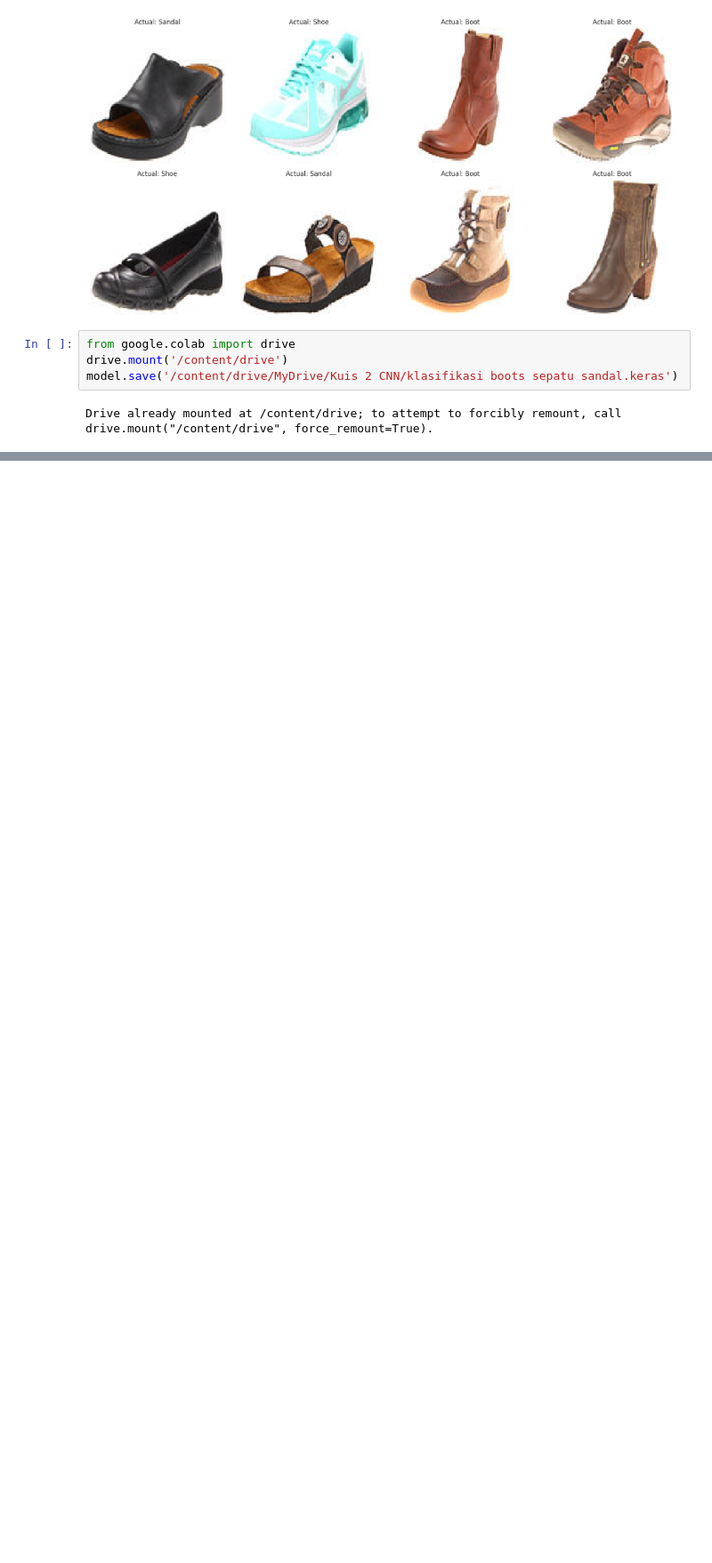
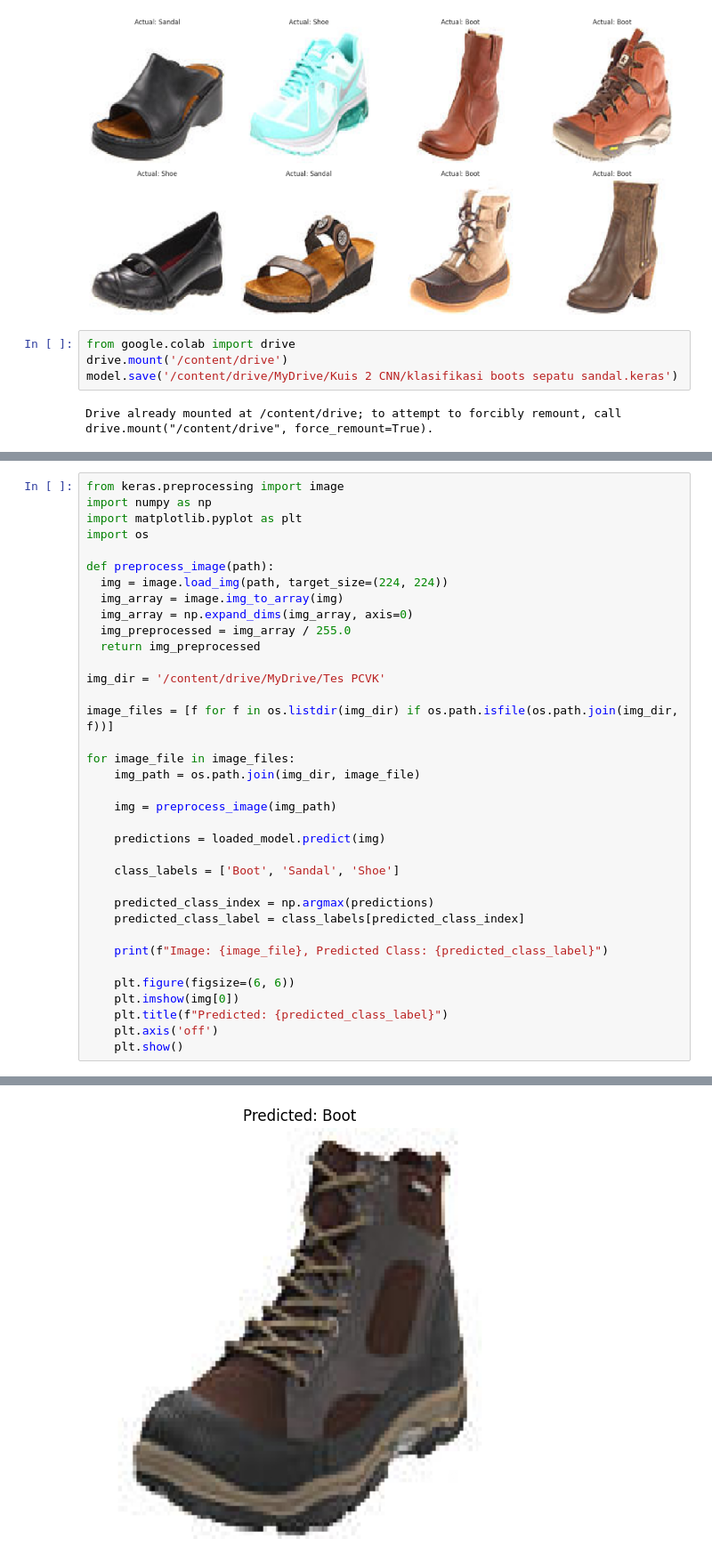
Before and after one commit to Masyithah28/Masyithah28-PCVK_Ganjil_2024, a Jupyter notebook: Kuis2_Klasifikasi_Boot_Sandal_Shoe.ipynb, the cells around one changed output, grey strips where cells are left out. Shown at 89% size. Drawn from its saved outputs; the diff is of its cells as text; blank space fills up the shorter version.

```diff
--- a/Kuis2_Klasifikasi_Boot_Sandal_Shoe.ipynb
+++ b/Kuis2_Klasifikasi_Boot_Sandal_Shoe.ipynb
@@ -313,0 +292,37 @@ Predicted Class:  Shoe
+# %%
+from keras.preprocessing import image
+import numpy as np
+import matplotlib.pyplot as plt
+import os
+
+def preprocess_image(path):
+  img = image.load_img(path, target_size=(224, 224))
+  img_array = image.img_to_array(img)
+  img_array = np.expand_dims(img_array, axis=0)
+  img_preprocessed = img_array / 255.0
+  return img_preprocessed
+
+img_dir = '/content/drive/MyDrive/Tes PCVK'
+
+image_files = [f for f in os.listdir(img_dir) if os.path.isfile(os.path.join(img_dir, f))]
+
+for image_file in image_files:
+    img_path = os.path.join(img_dir, image_file)
+
+    img = preprocess_image(img_path)
+
+    predictions = loaded_model.predict(img)
+
+    class_labels = ['Boot', 'Sandal', 'Shoe']
+
+    predicted_class_index = np.argmax(predictions)
+    predicted_class_label = class_labels[predicted_class_index]
+
+    print(f"Image: {image_file}, Predicted Class: {predicted_class_label}")
+
+    plt.figure(figsize=(6, 6))
+    plt.imshow(img[0])
+    plt.title(f"Predicted: {predicted_class_label}")
+    plt.axis('off')
+    plt.show()
+# %% [output]
@@ -313,0 +331 @@ Predicted Class:  Shoe
+[figure, added]
```
Also changed, not shown: parts of 6 cells of this notebook.
